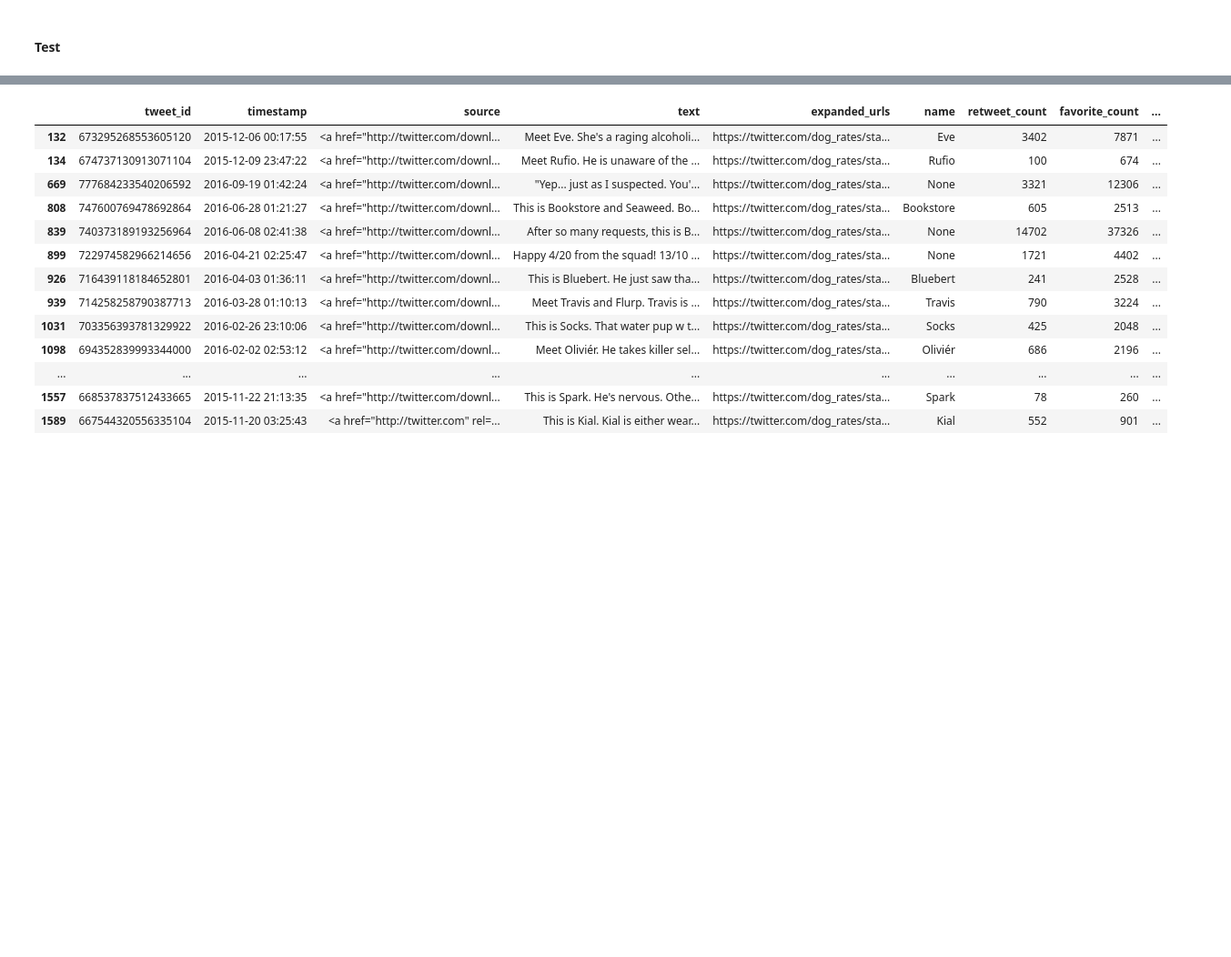
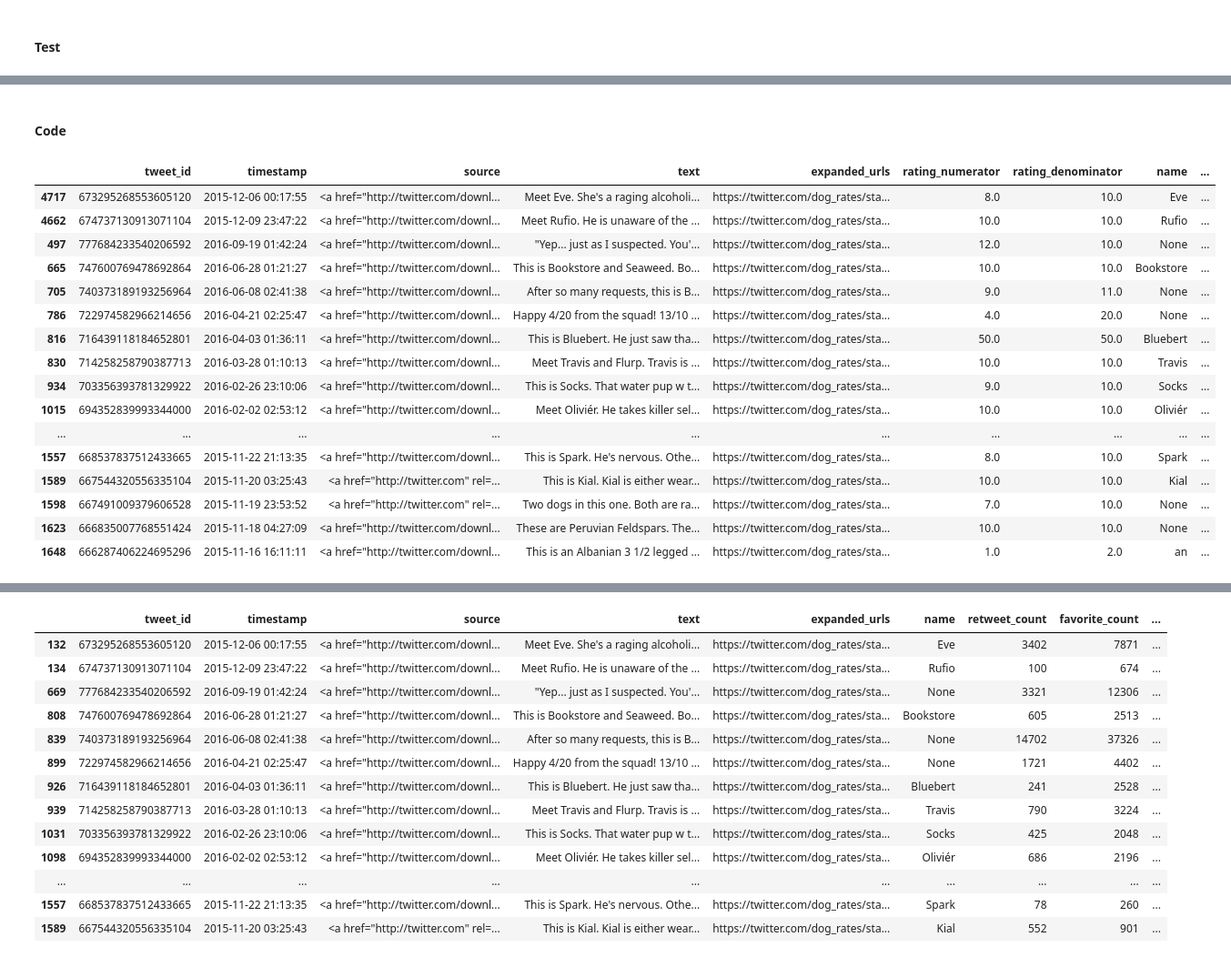
Before and after one commit to GeorgeJJW/dand_wrangle, a Jupyter notebook: wrangle_act.ipynb, the cells around one changed output, grey strips where cells are left out. Shown: that part at 91% size. Cells and saved outputs as stored; diff of their text form; code cells hidden in the pictures; blank space fills up the shorter version.

```diff
--- a/wrangle_act.ipynb
+++ b/wrangle_act.ipynb
@@ -724,0 +621,11 @@ tweets_archive_clean = tweets_archive_clean.drop(["rating_numerator_x", "rating_
+# %%
+# change rating_numerator and rating_denominator columns to type float
+tweets_archive_clean["rating_numerator"] = tweets_archive_clean["rating_numerator"].astype("float")
+tweets_archive_clean["rating_denominator"] = tweets_archive_clean["rating_denominator"].astype("float")
+# %%
+# re-extract ratings accounting for decimals from the text column
+decimal_ratings = tweets_archive_clean["text"].str.extract(r"((?:\d+\.)?\d+)\/((?:\d+\.)?\d+)", expand=True)
+decimal_ratings.columns = ["rating_numerator", "rating_denominator"]
+decimal_ratings["rating_numerator"] = decimal_ratings["rating_numerator"].astype("float")
+decimal_ratings["rating_denominator"] = decimal_ratings["rating_denominator"].astype("float")
+decimal_ratings.sample(10)
@@ -725,3 +644,6 @@ tweets_archive_clean = tweets_archive_clean.drop(["rating_numerator_x", "rating_
+# %%
+# update the tweets_archive table with adjusted ratings
+tweets_archive_clean.update(decimal_ratings)
 # %% [markdown]
 #### Test
 # %%
@@ -745,0 +688,41 @@ memory usage: 143.2+ KB
+# %% [markdown]
+#### Code
+# %%
+# identify tweets with two "#/#" occurrences
+double_ratings = []
+
+# function to apply
+def identify_doubles(tweet):
+    result = re.findall(r"((?:\d+\.)?\d+)\/((?:\d+\.)?\d+)", tweet["text"])
+    if (len(result) == 2):
+        entry = {
+            "tweet_id": tweet["tweet_id"],
+            "numerator1": float(result[0][0]),
+            "denominator1": float(result[0][1]),
+            "numerator2": float(result[1][0]),
+            "denominator2": float(result[1][1])}
+        double_ratings.append(entry)
+        return True
+    else:
+        return False
+
+# show tweets with two #/# ratings in the text column
+tweets_archive_clean[tweets_archive_clean.apply(identify_doubles, axis=1)]
+# %% [output]
+|  | tweet_id | timestamp | source | text | expanded_urls | rating_numerator | rating_denominator | name | ... |
+| 4717 | 673295268553605120 | 2015-12-06 00:17:55 | <a href="http://twitter.com/downl... | Meet Eve. She's a raging alcoholi... | https://twitter.com/dog_rates/sta... | 8.0 | 10.0 | Eve | ... |
+| 4662 | 674737130913071104 | 2015-12-09 23:47:22 | <a href="http://twitter.com/downl... | Meet Rufio. He is unaware of the ... | https://twitter.com/dog_rates/sta... | 10.0 | 10.0 | Rufio | ... |
+| 497 | 777684233540206592 | 2016-09-19 01:42:24 | <a href="http://twitter.com/downl... | "Yep... just as I suspected. You'... | https://twitter.com/dog_rates/sta... | 12.0 | 10.0 | None | ... |
+| 665 | 747600769478692864 | 2016-06-28 01:21:27 | <a href="http://twitter.com/downl... | This is Bookstore and Seaweed. Bo... | https://twitter.com/dog_rates/sta... | 10.0 | 10.0 | Bookstore | ... |
+| 705 | 740373189193256964 | 2016-06-08 02:41:38 | <a href="http://twitter.com/downl... | After so many requests, this is B... | https://twitter.com/dog_rates/sta... | 9.0 | 11.0 | None | ... |
+| 786 | 722974582966214656 | 2016-04-21 02:25:47 | <a href="http://twitter.com/downl... | Happy 4/20 from the squad! 13/10 ... | https://twitter.com/dog_rates/sta... | 4.0 | 20.0 | None | ... |
+| 816 | 716439118184652801 | 2016-04-03 01:36:11 | <a href="http://twitter.com/downl... | This is Bluebert. He just saw tha... | https://twitter.com/dog_rates/sta... | 50.0 | 50.0 | Bluebert | ... |
+| 830 | 714258258790387713 | 2016-03-28 01:10:13 | <a href="http://twitter.com/downl... | Meet Travis and Flurp. Travis is ... | https://twitter.com/dog_rates/sta... | 10.0 | 10.0 | Travis | ... |
+| 934 | 703356393781329922 | 2016-02-26 23:10:06 | <a href="http://twitter.com/downl... | This is Socks. That water pup w t... | https://twitter.com/dog_rates/sta... | 9.0 | 10.0 | Socks | ... |
+| 1015 | 694352839993344000 | 2016-02-02 02:53:12 | <a href="http://twitter.com/downl... | Meet Oliviér. He takes killer sel... | https://twitter.com/dog_rates/sta... | 10.0 | 10.0 | Oliviér | ... |
+| ... | ... | ... | ... | ... | ... | ... | ... | ... | ... |
+| 1557 | 668537837512433665 | 2015-11-22 21:13:35 | <a href="http://twitter.com/downl... | This is Spark. He's nervous. Othe... | https://twitter.com/dog_rates/sta... | 8.0 | 10.0 | Spark | ... |
+| 1589 | 667544320556335104 | 2015-11-20 03:25:43 | <a href="http://twitter.com" rel=... | This is Kial. Kial is either wear... | https://twitter.com/dog_rates/sta... | 10.0 | 10.0 | Kial | ... |
+| 1598 | 667491009379606528 | 2015-11-19 23:53:52 | <a href="http://twitter.com" rel=... | Two dogs in this one. Both are ra... | https://twitter.com/dog_rates/sta... | 7.0 | 10.0 | None | ... |
+| 1623 | 666835007768551424 | 2015-11-18 04:27:09 | <a href="http://twitter.com/downl... | These are Peruvian Feldspars. The... | https://twitter.com/dog_rates/sta... | 10.0 | 10.0 | None | ... |
+| 1648 | 666287406224695296 | 2015-11-16 16:11:11 | <a href="http://twitter.com/downl... | This is an Albanian 3 1/2 legged ... | https://twitter.com/dog_rates/sta... | 1.0 | 2.0 | an | ... |
```
Also changed, not shown: parts of 32 cells of this notebook, 2 other files.
